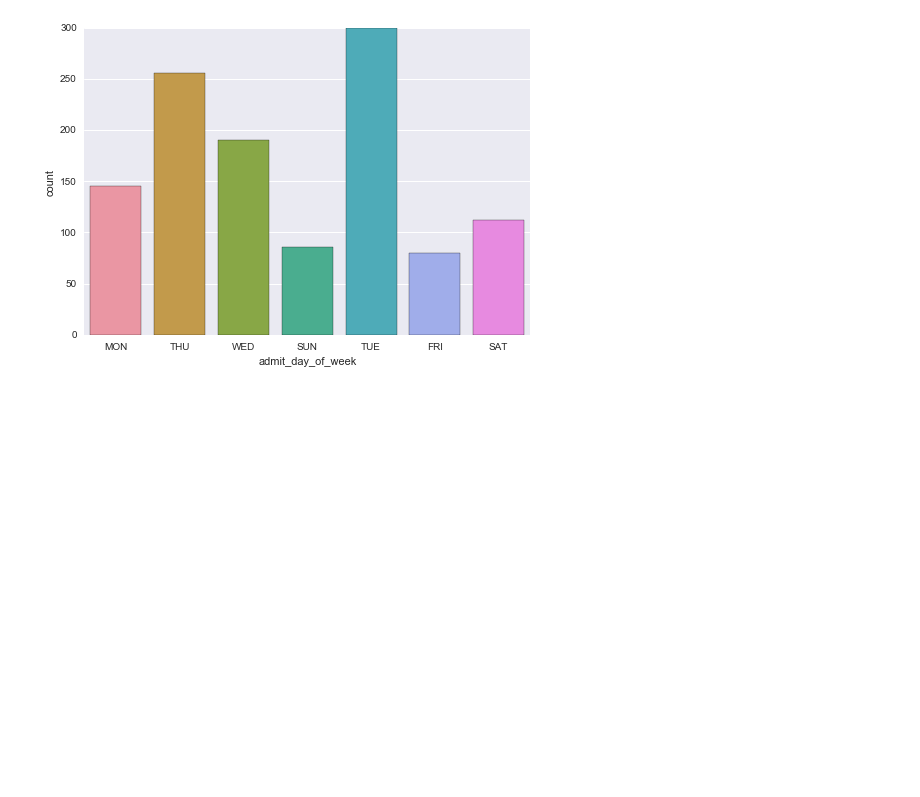
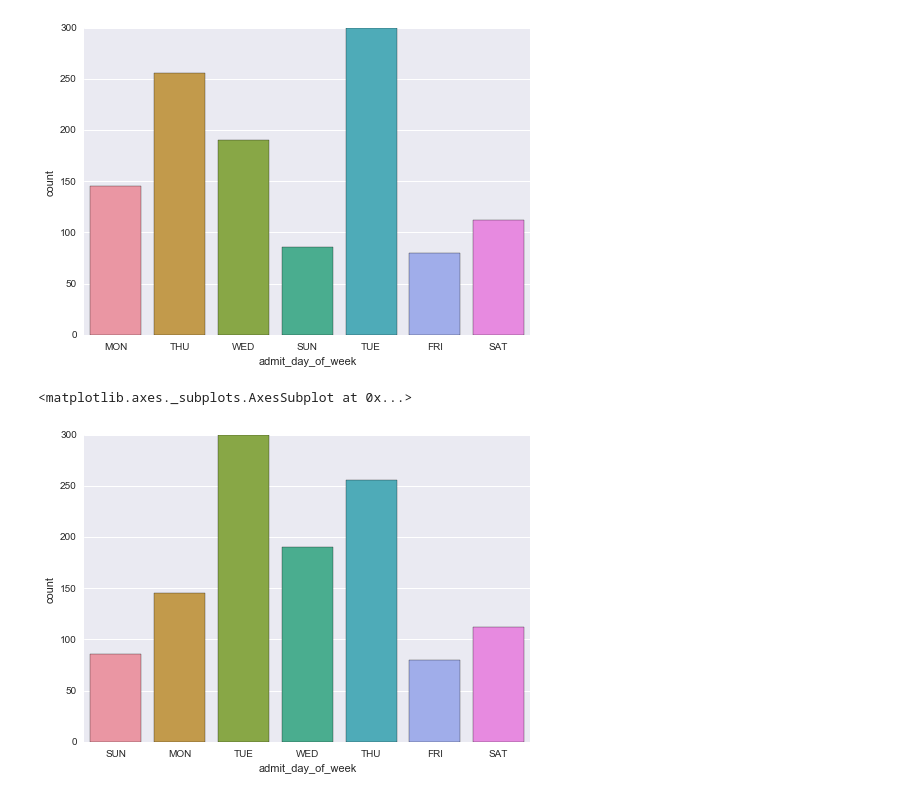
Before and after one commit to jhajagos/health-open-data-workshop, a Jupyter notebook: SPARCS Kidney Transplants in NY CY 2014.ipynb, the cells around one changed output. Saved outputs shown, nothing was run; the diff lists cells and outputs as text; code cells hidden in the pictures; blank space fills up the shorter version.

```diff
--- a/SPARCS Kidney Transplants in NY CY 2014.ipynb
+++ b/SPARCS Kidney Transplants in NY CY 2014.ipynb
@@ -45,2 +52,5 @@ sb.violinplot(x="facility_id", y="length_of_stay", data=kidney_transplants,cut=0
+# %%
+kidney_transplants["facility_name_with_id"] = kidney_transplants.apply(
+    lambda x: str("000" + str(int(x["facility_id"])))[-4:] + " - " + x["facility_name"], axis=1)
 # %%
-kidney_transplants["facility_name_with_id"] = kind
+kidney_transplants.groupby(["facility_name_with_id"])["length_of_stay"].mean()
@@ -156,3 +164,8 @@ sb.countplot(x="admit_day_of_week", data=kidney_transplants)
 # %% [output]
 <matplotlib.axes._subplots.AxesSubplot at 0x...>
 [figure]
+# %%
+sb.countplot(x="admit_day_of_week", data=kidney_transplants, order=["SUN","MON", "TUE", "WED", "THU", "FRI", "SAT"])
+# %% [output]
+<matplotlib.axes._subplots.AxesSubplot at 0x...>
+[figure, added]
```
Also changed, not shown: parts of 8 cells of this notebook, 2 other files.
